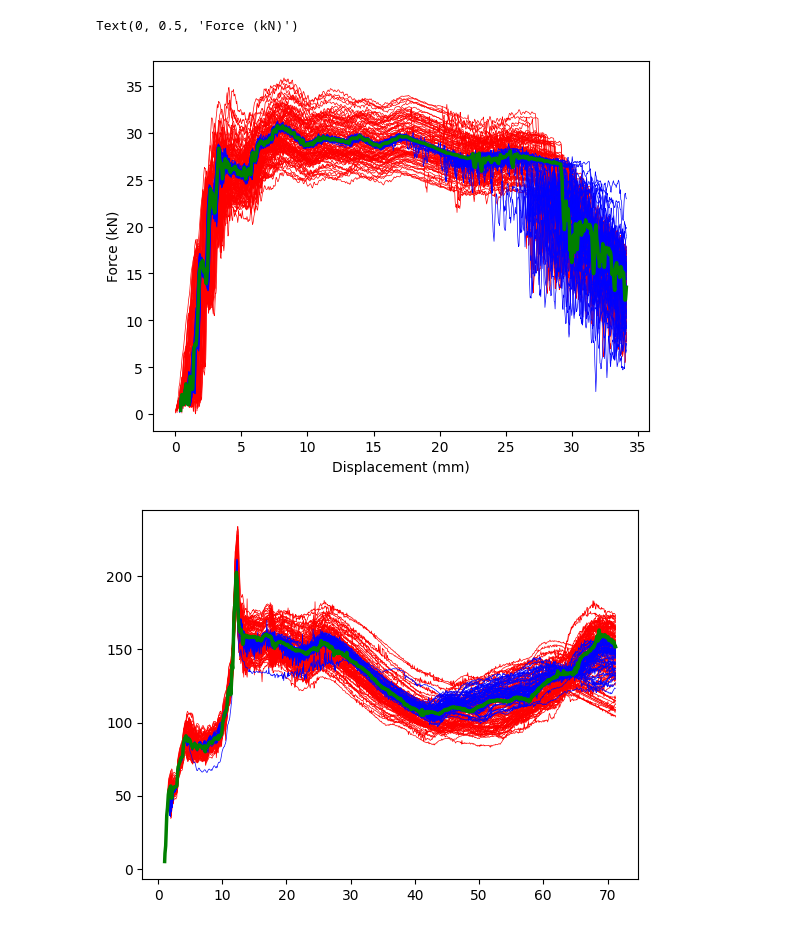
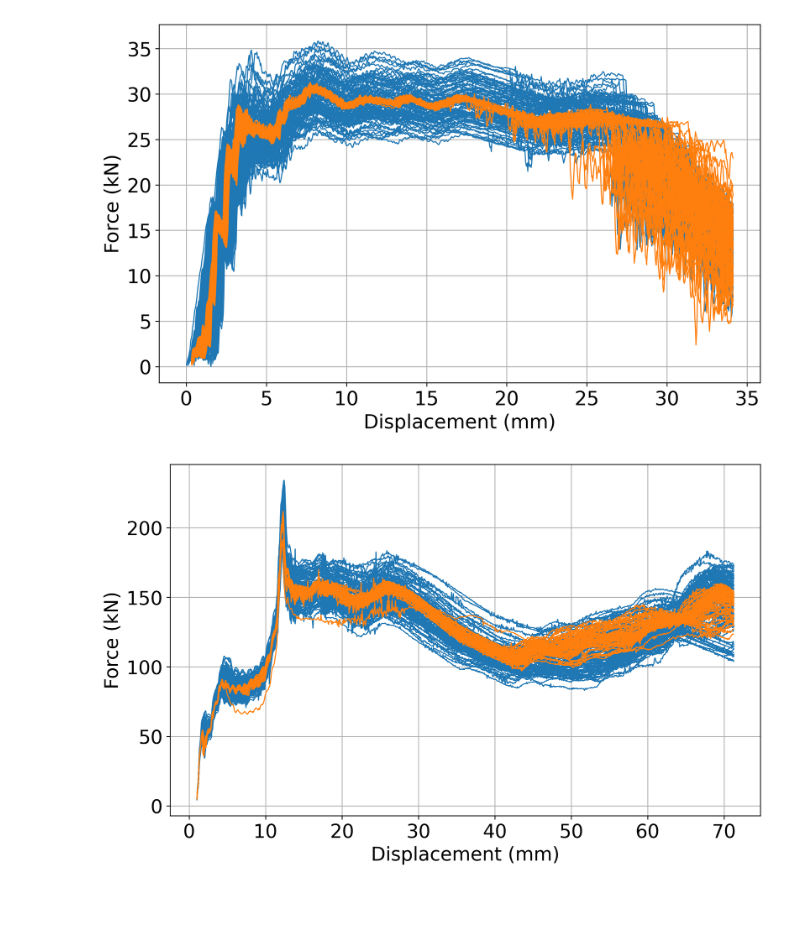
Before and after one commit to magnufoy/Surrogate-modeling, a Jupyter notebook: Effect of variable thickness analysis.ipynb, the cells around one changed output. Cells and saved outputs as stored; diff of their text form; code cells hidden in the pictures; blank space fills up the shorter version.

```diff
--- a/Effect of variable thickness analysis.ipynb
+++ b/Effect of variable thickness analysis.ipynb
@@ -3,34 +3,47 @@ import numpy as np
 import matplotlib.pyplot as plt
 import pandas as pd
 # %%
+
+plt.figure(figsize=(10, 6), dpi=300)
 for i in range(1, 101):
     df = pd.read_csv('Simulation_BENDING/CONSTANT_THICKNESS_100/BENDING_X_data.csv/BENDING_'+str(i)+'_data.csv')
-    plt.plot(df['DMM'], df['FKN'], linewidth=0.5, color='r')
+    plt.plot(df['DMM'], df['FKN'], linewidth=1, color='tab:blue')
 for i in range(1, 51):
     df = pd.read_csv('Simulation_BENDING/VARIABLE_THICKNESS_50/BENDING_X_data.csv/BENDING_'+str(i)+'_data.csv')
-    plt.plot(df['DMM'], df['FKN'], linewidth=0.5, color='b')
-for i in range(1,2):
+    plt.plot(df['DMM'], df['FKN'], linewidth=1, color='tab:orange')
+"""for i in range(1,2):
     df = pd.read_csv('Simulation_BENDING/MEAN_VALUES_2/BENDING_X_data.csv/BENDING_'+str(i)+'_data.csv')
-    plt.plot(df['DMM'], df['FKN'], linewidth=2.5, color='g')
+    plt.plot(df['DMM'], df['FKN'], linewidth=2.5, color='g')"""
 
-plt.xlabel('Displacement (mm)')
-plt.ylabel('Force (kN)')
+plt.xlabel('Displacement (mm)', fontsize=18)
+plt.ylabel('Force (kN)', fontsize=18)
+plt.xticks(fontsize=18)
+plt.yticks(fontsize=18)
+plt.grid()
+plt.show()
 
 # Red: The standard without variable thickness
 # Blue: Variable thickness
 # Green: Middle value without variable thickness
 # %% [output]
-Text(0, 0.5, 'Force (kN)')
-[figure, old version]
+[figure, new version]
 # %%
+plt.figure(figsize=(10, 6), dpi=300)
 for i in range(1, 101):
     df = pd.read_csv('Simulation_CRUSHING/CONSTANT_THICKNESS_100/CRUSHING_X_data.csv/CRUSHING_'+str(i)+'_data.csv')
-    plt.plot(df['DMM'], df['FKN'], linewidth=0.5, color='r')
+    plt.plot(df['DMM'], df['FKN'], linewidth=1, color='tab:blue')
 for i in range(1, 51):
     df = pd.read_csv('Simulation_CRUSHING/VARIABLE_THICKNESS_50/CRUSHING_X_data.csv/CRUSHING_'+str(i)+'_data.csv')
-    plt.plot(df['DMM'], df['FKN'], linewidth=0.5, color='b')
-for i in range(1,2):
+    plt.plot(df['DMM'], df['FKN'], linewidth=1, color='tab:orange')
+"""for i in range(1,2):
     df = pd.read_csv('Simulation_CRUSHING/MEAN_VALUES_2/CRUSHING_X_data.csv/CRUSHING_'+str(i)+'_data.csv')
-    plt.plot(df['DMM'], df['FKN'], linewidth=2.5, color='g')
+    plt.plot(df['DMM'], df['FKN'], linewidth=2.5, color='g')"""
+
+plt.xlabel('Displacement (mm)', fontsize=18)
+plt.ylabel('Force (kN)', fontsize=18)
+plt.xticks(fontsize=18)
+plt.yticks(fontsize=18)
+plt.grid()
+plt.show()
 # %% [output]
-[figure, old version]
+[figure, new version]
```
Also changed, not shown: 5 other files.
